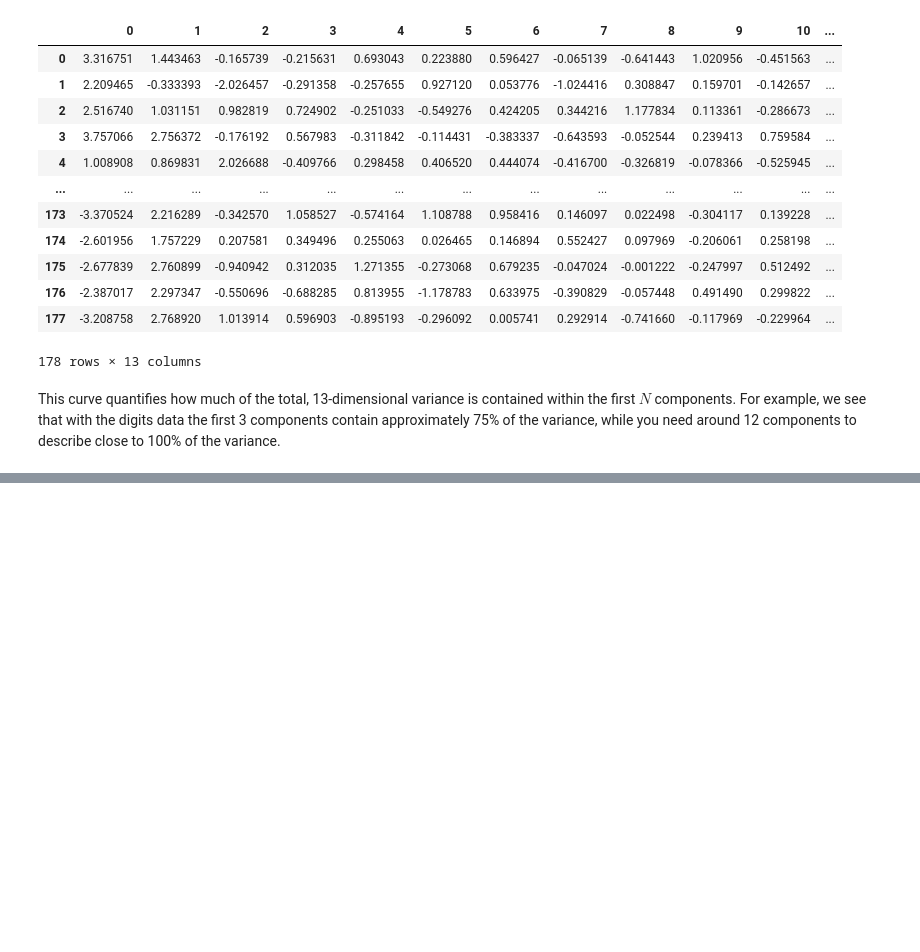
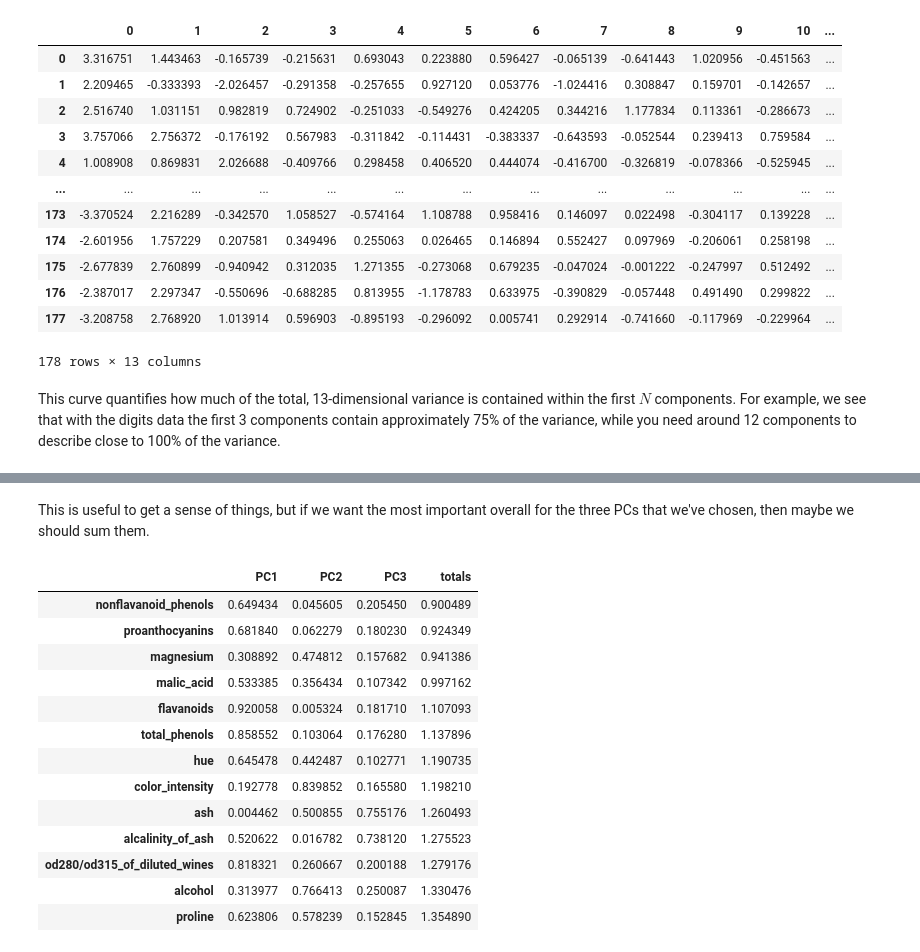
Before and after one commit to nebachadnassar/GWU-DNSC-4211, a Jupyter notebook: public/Class_10/Class_10_Unsupervised_Learning.ipynb, the cells around one changed output, grey strips where cells are left out. Saved outputs shown, nothing was run; the diff lists cells and outputs as text; code cells hidden in the pictures; blank space fills up the shorter version.

```diff
--- a/public/Class_10/Class_10_Unsupervised_Learning.ipynb
+++ b/public/Class_10/Class_10_Unsupervised_Learning.ipynb
@@ -587,0 +647,26 @@ For example, we see that with the digits data the first 3 components contain app
+# %% [markdown]
+This is useful to get a sense of things, but if we want the most important overall for the three PCs that we've chosen, then maybe we should sum them.
+# %%
+# new dataframe with just first three PCs
+loadings_123 = loadings_df.iloc[:, :3].abs()
+
+# make a totals column of the three PCs
+loadings_123['totals'] = loadings_123.sum(axis=1)
+
+# and sort
+loadings_123.sort_values('totals')
+# %% [output]
+|  | PC1 | PC2 | PC3 | totals |
+| nonflavanoid_phenols | 0.649434 | 0.045605 | 0.205450 | 0.900489 |
+| proanthocyanins | 0.681840 | 0.062279 | 0.180230 | 0.924349 |
+| magnesium | 0.308892 | 0.474812 | 0.157682 | 0.941386 |
+| malic_acid | 0.533385 | 0.356434 | 0.107342 | 0.997162 |
+| flavanoids | 0.920058 | 0.005324 | 0.181710 | 1.107093 |
+| total_phenols | 0.858552 | 0.103064 | 0.176280 | 1.137896 |
+| hue | 0.645478 | 0.442487 | 0.102771 | 1.190735 |
+| color_intensity | 0.192778 | 0.839852 | 0.165580 | 1.198210 |
+| ash | 0.004462 | 0.500855 | 0.755176 | 1.260493 |
+| alcalinity_of_ash | 0.520622 | 0.016782 | 0.738120 | 1.275523 |
+| od280/od315_of_diluted_wines | 0.818321 | 0.260667 | 0.200188 | 1.279176 |
+| alcohol | 0.313977 | 0.766413 | 0.250087 | 1.330476 |
+| proline | 0.623806 | 0.578239 | 0.152845 | 1.354890 |
```
Also changed, not shown: parts of 13 cells of this notebook, 1 other file.
